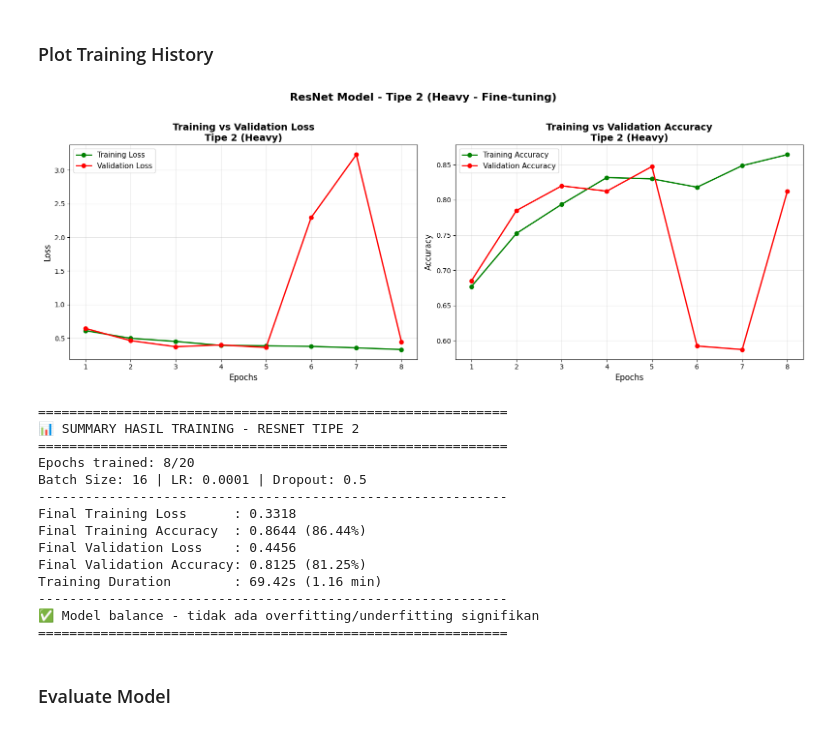
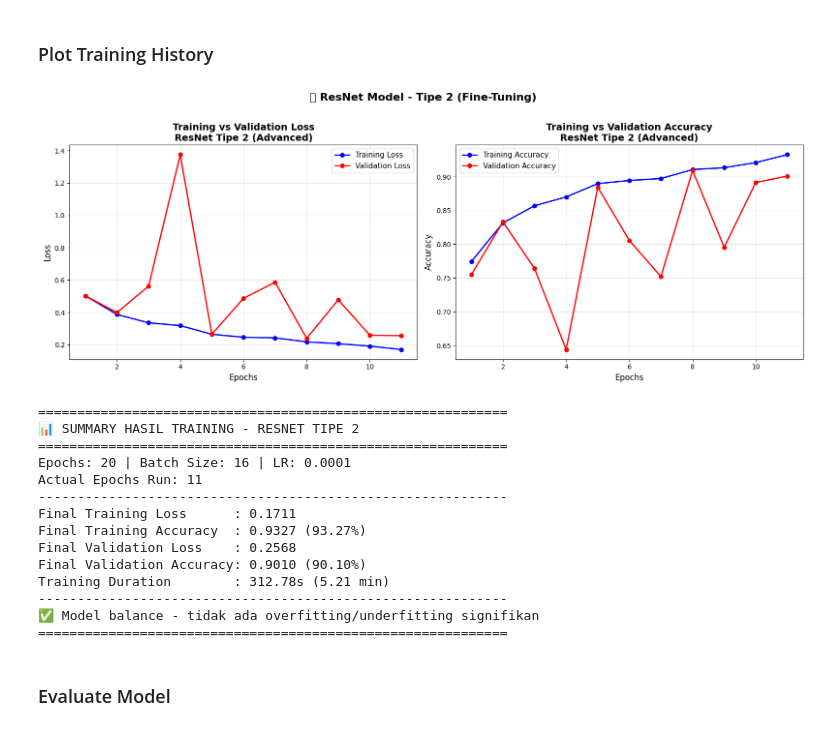
Before and after one commit to RepoGarage/federico-cv2, a Jupyter notebook: VGG_GOOGLENET_RESNET_ALEXNET.ipynb, the cells around one changed output. Cells and saved outputs as stored; diff of their text form; code cells hidden in the pictures.

```diff
--- a/VGG_GOOGLENET_RESNET_ALEXNET.ipynb
+++ b/VGG_GOOGLENET_RESNET_ALEXNET.ipynb
@@ -3548,65 +5180,65 @@ epochs_range = range(1, len(loss_values_type2) + 1)
 fig, axes = plt.subplots(1, 2, figsize=(16, 6))
 
 # Subplot 1: Loss
-axes[0].plot(epochs_range, loss_values_type2, 'go-', label='Training Loss', linewidth=2, markersize=6)
+axes[0].plot(epochs_range, loss_values_type2, 'bo-', label='Training Loss', linewidth=2, markersize=6)
 axes[0].plot(epochs_range, val_loss_values_type2, 'ro-', label='Validation Loss', linewidth=2, markersize=6)
-axes[0].set_title('Training vs Validation Loss\nTipe 2 (Heavy)', fontsize=14, fontweight='bold')
+axes[0].set_title('Training vs Validation Loss\nResNet Tipe 2 (Advanced)', fontsize=14, fontweight='bold')
 axes[0].set_xlabel('Epochs', fontsize=12)
 axes[0].set_ylabel('Loss', fontsize=12)
 axes[0].legend(fontsize=11)
 axes[0].grid(True, alpha=0.3)
 
 # Subplot 2: Accuracy
-axes[1].plot(epochs_range, accuracy_values_type2, 'go-', label='Training Accuracy', linewidth=2, markersize=6)
+axes[1].plot(epochs_range, accuracy_values_type2, 'bo-', label='Training Accuracy', linewidth=2, markersize=6)
 axes[1].plot(epochs_range, val_accuracy_values_type2, 'ro-', label='Validation Accuracy', linewidth=2, markersize=6)
-axes[1].set_title('Training vs Validation Accuracy\nTipe 2 (Heavy)', fontsize=14, fontweight='bold')
+axes[1].set_title('Training vs Validation Accuracy\nResNet Tipe 2 (Advanced)', fontsize=14, fontweight='bold')
 axes[1].set_xlabel('Epochs', fontsize=12)
 axes[1].set_ylabel('Accuracy', fontsize=12)
 axes[1].legend(fontsize=11)
 axes[1].grid(True, alpha=0.3)
 
-plt.suptitle('ResNet Model - Tipe 2 (Heavy - Fine-tuning)', fontsize=16, fontweight='bold', y=1.02)
+plt.suptitle('🔴 ResNet Model - Tipe 2 (Fine-Tuning)', fontsize=16, fontweight='bold', y=1.02)
 plt.tight_layout()
 plt.show()
 
 # Tampilkan summary hasil training
 print("\n" + "="*60)
 print("📊 SUMMARY HASIL TRAINING - RESNET TIPE 2")
 print("="*60)
-print(f"Epochs trained: {len(loss_values_type2)}/{epochs_type2}")
-print(f"Batch Size: {batch_size_type2} | LR: 0.0001 | Dropout: 0.5")
+print(f"Epochs: {epochs_type2} | Batch Size: {batch_size_type2} | LR: 0.0001")
+print(f"Actual Epochs Run: {len(loss_values_type2)}")
 print("-"*60)
 print(f"Final Training Loss      : {loss_values_type2[-1]:.4f}")
 print(f"Final Training Accuracy  : {accuracy_values_type2[-1]:.4f} ({accuracy_values_type2[-1]*100:.2f}%)")
 print(f"Final Validation Loss    : {val_loss_values_type2[-1]:.4f}")
 print(f"Final Validation Accuracy: {val_accuracy_values_type2[-1]:.4f} ({val_accuracy_values_type2[-1]*100:.2f}%)")
 print(f"Training Duration        : {training_duration_type2:.2f}s ({training_duration_type2/60:.2f} min)")
 print("-"*60)
 
 # Deteksi overfitting
 gap = accuracy_values_type2[-1] - val_accuracy_values_type2[-1]
 if gap > 0.1:
     print("⚠️  OVERFITTING TERDETEKSI!")
     print(f"   Gap: {gap:.4f} ({gap*100:.2f}%)")
 elif gap < -0.05:
     print("⚠️  UNDERFITTING TERDETEKSI!")
 else:
     print("✅ Model balance - tidak ada overfitting/underfitting signifikan")
 
 print("="*60)
 # %% [output]
-[figure, old version]
+[figure, new version]
 ============================================================
 📊 SUMMARY HASIL TRAINING - RESNET TIPE 2
 ============================================================
-Epochs trained: 8/20
-Batch Size: 16 | LR: 0.0001 | Dropout: 0.5
+Epochs: 20 | Batch Size: 16 | LR: 0.0001
+Actual Epochs Run: 11
 ------------------------------------------------------------
-Final Training Loss      : 0.3318
-Final Training Accuracy  : 0.8644 (86.44%)
-Final Validation Loss    : 0.4456
-Final Validation Accuracy: 0.8125 (81.25%)
-Training Duration        : 69.42s (1.16 min)
+Final Training Loss      : 0.1711
+Final Training Accuracy  : 0.9327 (93.27%)
+Final Validation Loss    : 0.2568
+Final Validation Accuracy: 0.9010 (90.10%)
+Training Duration        : 312.78s (5.21 min)
 ------------------------------------------------------------
 ✅ Model balance - tidak ada overfitting/underfitting signifikan
 ============================================================
```
Also changed, not shown: parts of 63 cells of this notebook.
